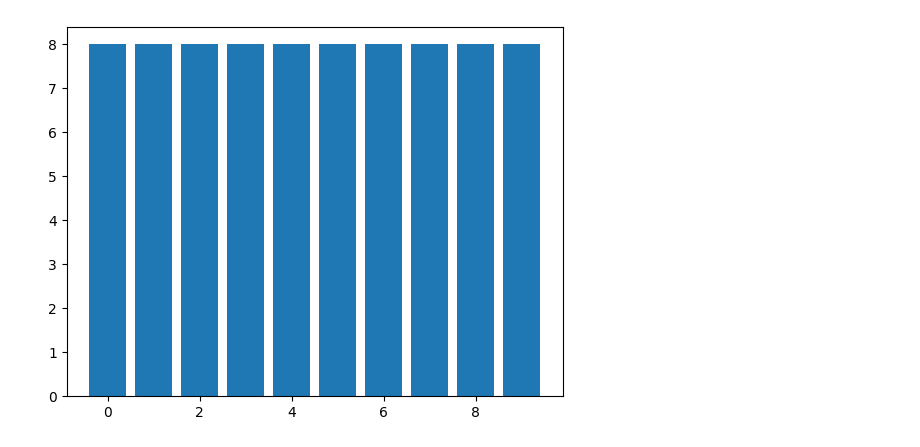
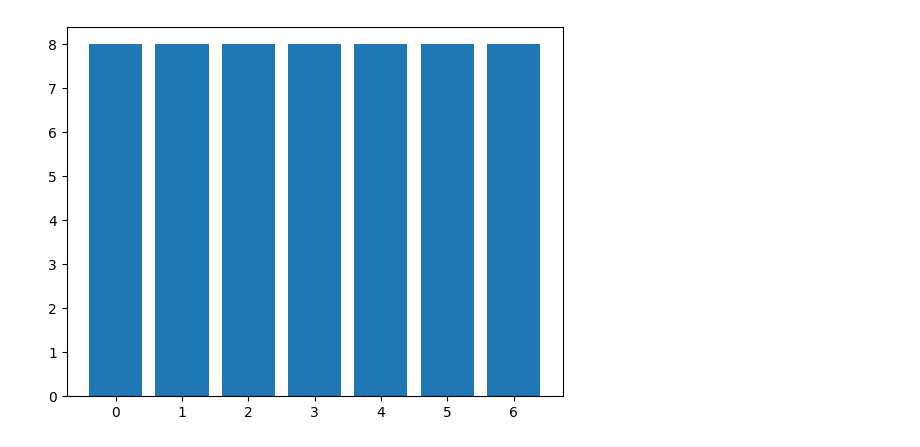
Before and after one commit to GoktugOcal/natadapt-x-flower, a Jupyter notebook: pareto_trial.ipynb, the cells around one changed output. Cells and saved outputs as stored; diff of their text form; code cells hidden in the pictures.

```diff
--- a/pareto_trial.ipynb
+++ b/pareto_trial.ipynb
@@ -202,15 +433,18 @@ array([6, 7, 0, 0, 3, 1, 2, 0, 6, 3, 4, 9, 4, 0, 5, 7, 9, 2, 9, 5, 8, 8,
 # %%
 if len(X) < 14: X_sel = X[0]
 else: X_sel = X
+# X_sel = X[0]
 
-class_dist = np.asarray(group_distribution(main_label_vectors, X_sel))
+for X_sel in np.unique(X, axis=0):
 
-x = np.array(np.meshgrid(np.arange(len(np.unique(X_sel))),np.arange(NO_CLASSES))).T.reshape(-1,2)[:,0]
-y = np.array(np.meshgrid(np.arange(len(np.unique(X_sel))),np.arange(NO_CLASSES))).T.reshape(-1,2)[:,1]
-s = class_dist.reshape(1,-1)[0]
-s = ((s - np.amin(s))/(np.amax(s) - np.amin(s))*400).astype("int")
+    class_dist = np.asarray(group_distribution(main_label_vectors, X_sel))
 
-plt.scatter(x,y,s)
-plt.yticks(np.arange(10))
-plt.show()
+    x = np.array(np.meshgrid(np.arange(len(np.unique(X_sel))),np.arange(NO_CLASSES))).T.reshape(-1,2)[:,0]
+    y = np.array(np.meshgrid(np.arange(len(np.unique(X_sel))),np.arange(NO_CLASSES))).T.reshape(-1,2)[:,1]
+    s = class_dist.reshape(1,-1)[0]
+    s = ((s - np.amin(s))/(np.amax(s) - np.amin(s))*400).astype("int")
+
+    plt.scatter(x,y,s)
+    plt.yticks(np.arange(10))
+    plt.show()
 # %% [output]
@@ -221,0 +453,23 @@ np.unique(X_sel, return_counts=True)
+# %%
+
+for X_sel in np.unique(X, axis=0):
+    print(X_sel)
+    print(len(X_sel))
+
+    try:
+
+        h = np.asarray(network_diff(networks, X_sel))
+
+        fed_duration = []
+        for group_id in range(NO_GROUPS):
+            model_size = sizes_by_block[group_id]
+            group_networks = networks[np.array(X_sel) == group_id]
+            bn_bw = np.amin(group_networks)
+            dur = model_size / (bn_bw / 8 / 1_000_000)
+            fed_duration.append(dur)
+        h = fed_duration
+        plt.bar(np.arange(len(h)), h)
+        # plt.ylim(5900,6000)
+        plt.show()
+    except:
+        pass
@@ -222,6 +493,6 @@ np.unique(X_sel, return_counts=True)
 # %%
-h = np.unique(X[0], return_counts=True)[1]
+h = np.unique(X_sel, return_counts=True)[1]
 plt.bar(np.arange(len(h)), h)
 plt.show()
 # %% [output]
-[figure, old version]
+[figure, new version]
```
Also changed, not shown: parts of 28 cells of this notebook, 43 other files.
